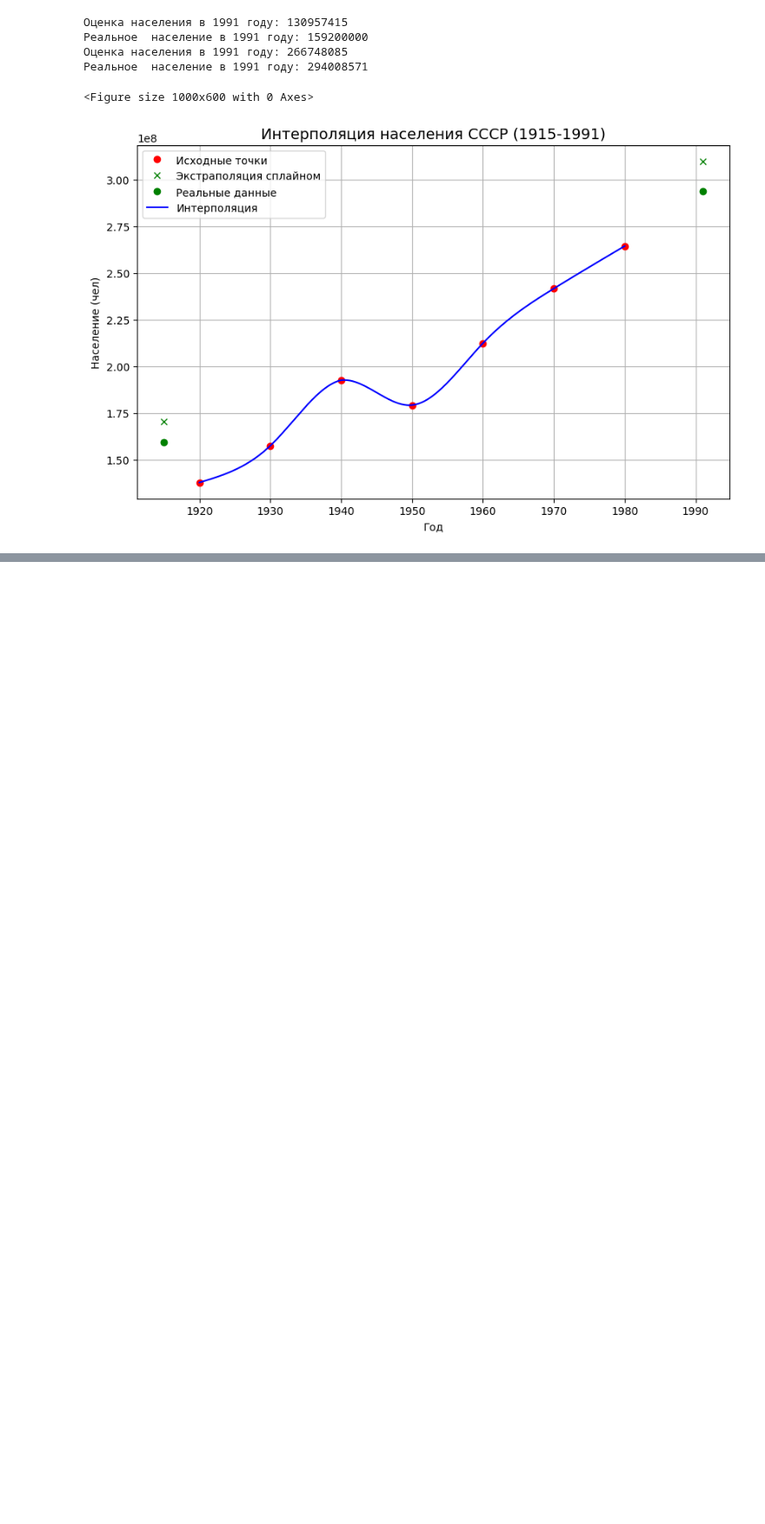
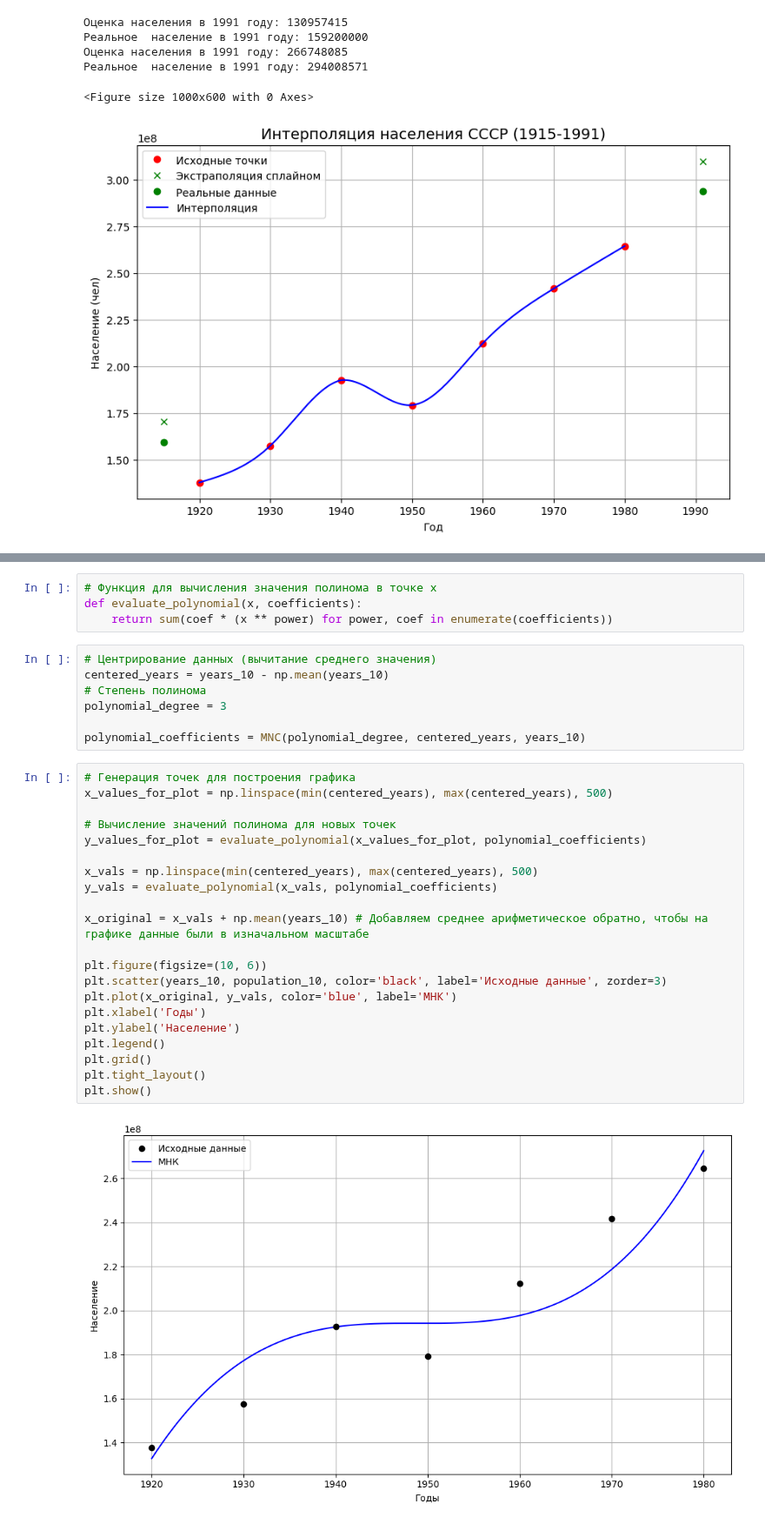
Before and after one commit to oncoming-lane/computational_mathematics, a Jupyter notebook: lab4/lab4.ipynb, the cells around one changed output, grey strips where cells are left out. Shown at 87% size. Drawn from its saved outputs; the diff is of its cells as text; blank space fills up the shorter version.

```diff
--- a/lab4/lab4.ipynb
+++ b/lab4/lab4.ipynb
@@ -555,0 +575,34 @@ plt.show()
+# %%
+# Функция для вычисления значения полинома в точке x
+def evaluate_polynomial(x, coefficients):
+    return sum(coef * (x ** power) for power, coef in enumerate(coefficients))
+# %%
+# Центрирование данных (вычитание среднего значения)
+centered_years = years_10 - np.mean(years_10)
+# Степень полинома
+polynomial_degree = 3
+
+polynomial_coefficients = MNC(polynomial_degree, centered_years, years_10)
+# %%
+# Генерация точек для построения графика
+x_values_for_plot = np.linspace(min(centered_years), max(centered_years), 500)
+
+# Вычисление значений полинома для новых точек
+y_values_for_plot = evaluate_polynomial(x_values_for_plot, polynomial_coefficients)
+
+x_vals = np.linspace(min(centered_years), max(centered_years), 500)
+y_vals = evaluate_polynomial(x_vals, polynomial_coefficients)
+
+x_original = x_vals + np.mean(years_10) # Добавляем среднее арифметическое обратно, чтобы на графике данные были в изначальном масштабе
+
+plt.figure(figsize=(10, 6))
+plt.scatter(years_10, population_10, color='black', label='Исходные данные', zorder=3)
+plt.plot(x_original, y_vals, color='blue', label='МНК')
+plt.xlabel('Годы')
+plt.ylabel('Население')
+plt.legend()
+plt.grid()
+plt.tight_layout()
+plt.show()
+# %% [output]
+[figure, added]
```
Also changed, not shown: parts of 6 cells of this notebook.
